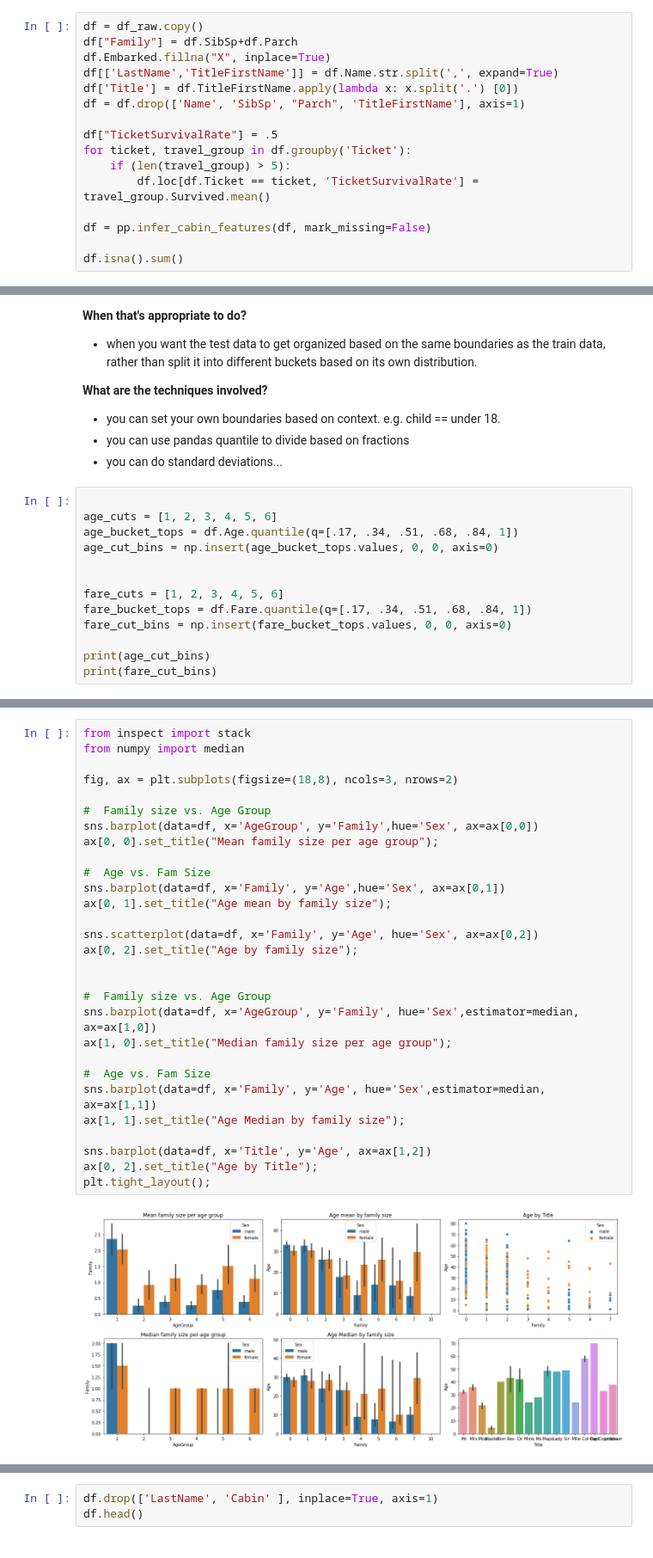
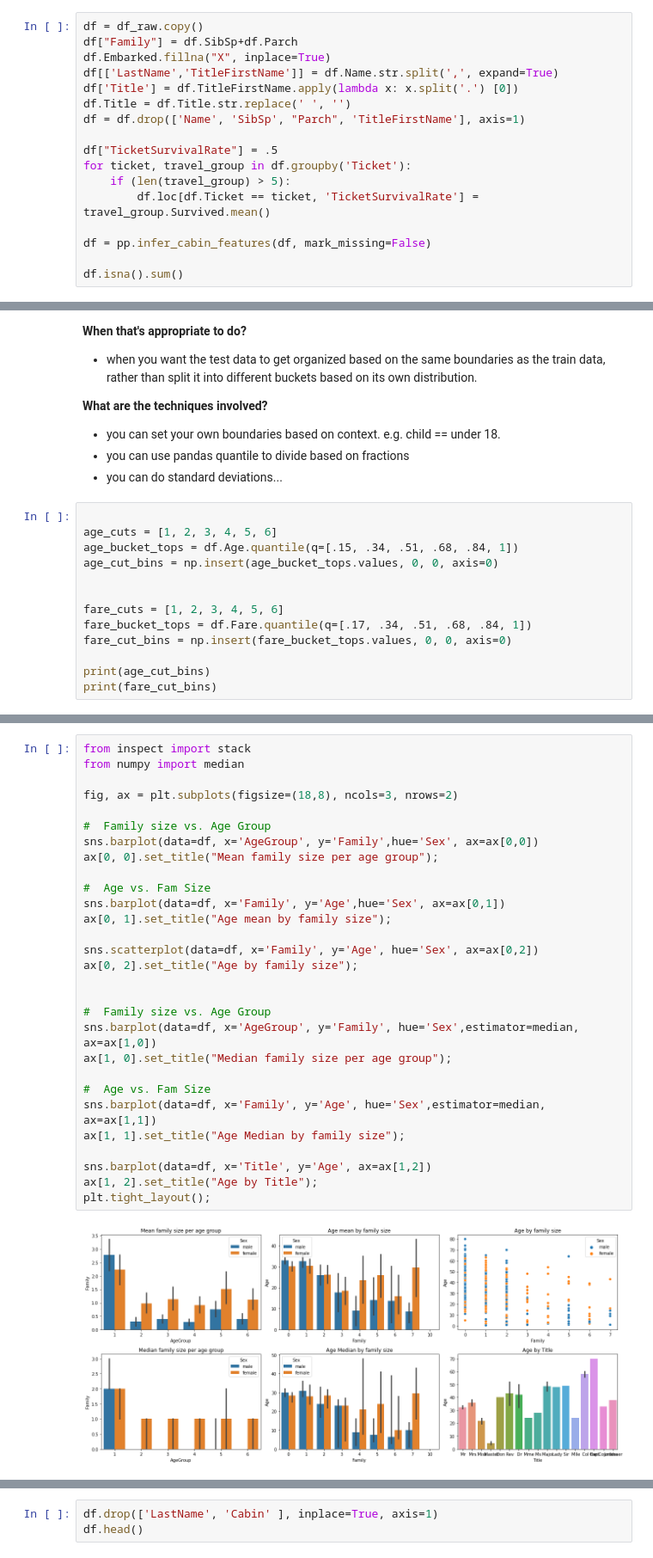
Before and after one commit to dray-the-sea/kaggle-titanic, a Jupyter notebook: notebooks/data-exploration2.ipynb, the cells around one changed output, grey strips where cells are left out. Shown at 86% size. Drawn from its saved outputs; the diff is of its cells as text.

```diff
--- a/notebooks/data-exploration2.ipynb
+++ b/notebooks/data-exploration2.ipynb
@@ -94,6 +94,7 @@ df["Family"] = df.SibSp+df.Parch
 df.Embarked.fillna("X", inplace=True)
 df[['LastName','TitleFirstName']] = df.Name.str.split(',', expand=True)
 df['Title'] = df.TitleFirstName.apply(lambda x: x.split('.') [0])
+df.Title = df.Title.str.replace(' ', '')
 df = df.drop(['Name', 'SibSp', "Parch", 'TitleFirstName'], axis=1)
 
 df["TicketSurvivalRate"] = .5
@@ -214,7 +198,7 @@ https://developers.google.com/machine-learning/data-prep/transform/bucketing
 # %%
 
 age_cuts = [1, 2, 3, 4, 5, 6]
-age_bucket_tops = df.Age.quantile(q=[.17, .34, .51, .68, .84, 1])
+age_bucket_tops = df.Age.quantile(q=[.15, .34, .51, .68, .84, 1])
 age_cut_bins = np.insert(age_bucket_tops.values, 0, 0, axis=0)
 
 
@@ -265,34 +257,34 @@ plt.tight_layout();
 # %%
 from inspect import stack
 from numpy import median
 
 fig, ax = plt.subplots(figsize=(18,8), ncols=3, nrows=2)
 
 #  Family size vs. Age Group
 sns.barplot(data=df, x='AgeGroup', y='Family',hue='Sex', ax=ax[0,0])
 ax[0, 0].set_title("Mean family size per age group");
 
 #  Age vs. Fam Size
 sns.barplot(data=df, x='Family', y='Age',hue='Sex', ax=ax[0,1])
 ax[0, 1].set_title("Age mean by family size");
 
 sns.scatterplot(data=df, x='Family', y='Age', hue='Sex', ax=ax[0,2])
 ax[0, 2].set_title("Age by family size");
 
 
 #  Family size vs. Age Group
 sns.barplot(data=df, x='AgeGroup', y='Family', hue='Sex',estimator=median, ax=ax[1,0])
 ax[1, 0].set_title("Median family size per age group");
 
 #  Age vs. Fam Size
 sns.barplot(data=df, x='Family', y='Age', hue='Sex',estimator=median, ax=ax[1,1])
 ax[1, 1].set_title("Age Median by family size");
 
 sns.barplot(data=df, x='Title', y='Age', ax=ax[1,2])
-ax[0, 2].set_title("Age by Title");
+ax[1, 2].set_title("Age by Title");
 plt.tight_layout();
 # %% [output]
-[figure, old version]
+[figure, new version]
 # %%
 pd.crosstab(df.Title, df.AgeGroup).plot(kind="bar", figsize=(12,4));
 # %% [output]
```
Also changed, not shown: parts of 21 cells of this notebook, 8 other files.
